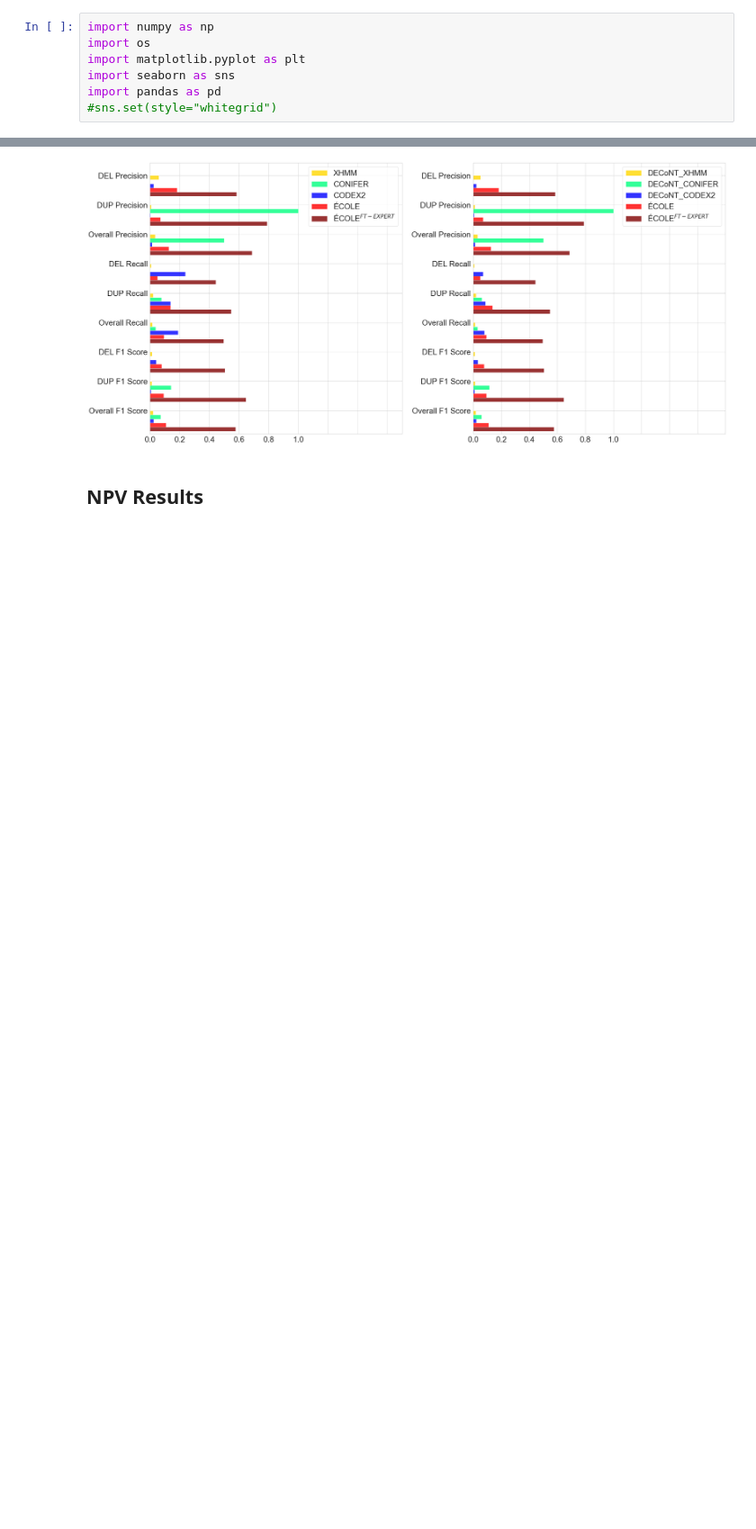
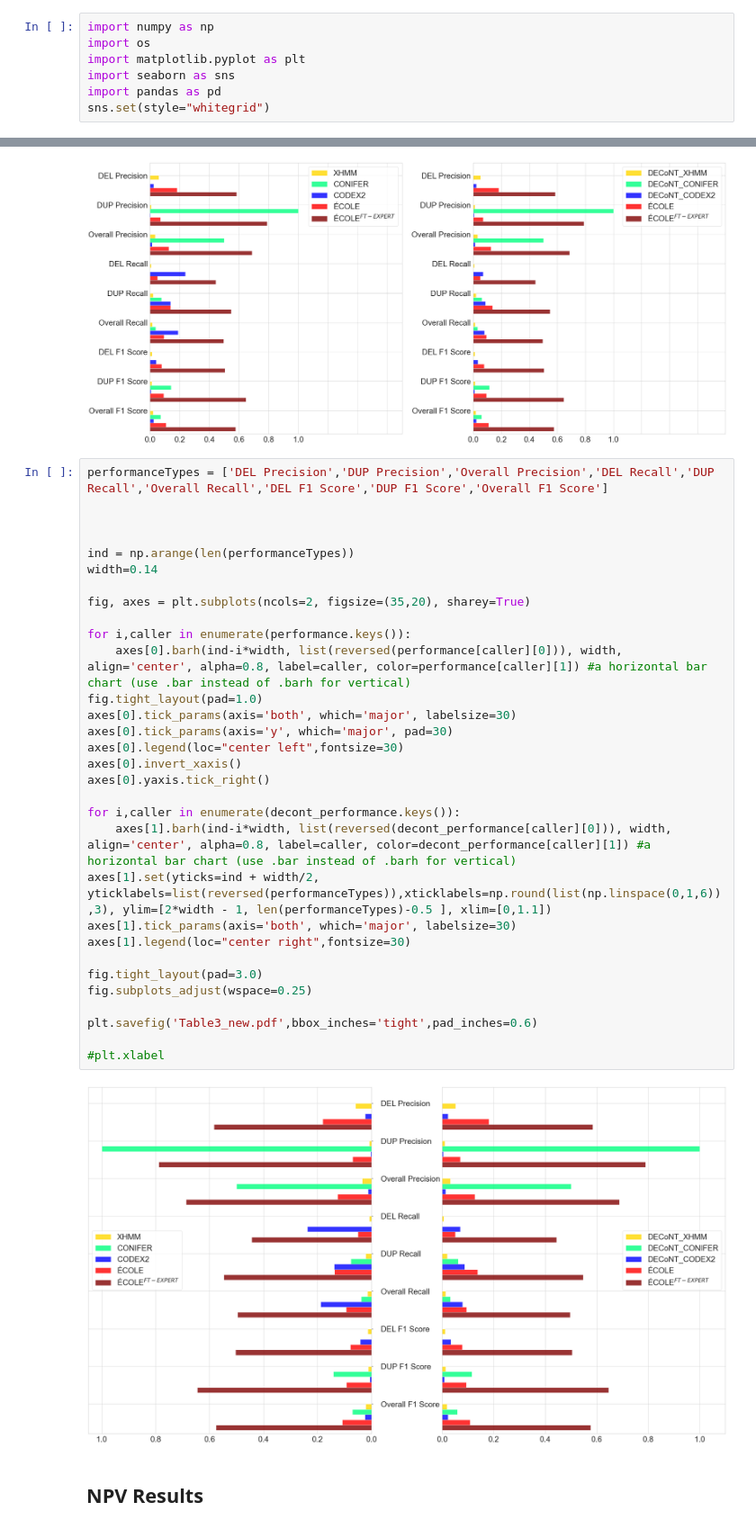
Before and after one commit to alperylmzz/ECOLE-revision, a Jupyter notebook: Figure 3.ipynb, the cells around one changed output, grey strips where cells are left out. Shown at 90% size. Saved outputs shown, nothing was run; the diff lists cells and outputs as text; blank space fills up the shorter version.

```diff
--- a/Figure 3.ipynb
+++ b/Figure 3.ipynb
@@ -6,7 +6,7 @@ import os
 import matplotlib.pyplot as plt
 import seaborn as sns
 import pandas as pd
-#sns.set(style="whitegrid")
+sns.set(style="whitegrid")
 # %% [markdown]
 ## Beautifying Figure 3
 # %%
@@ -147,6 +147,39 @@ plt.savefig('Table3_new.pdf',bbox_inches='tight',pad_inches=0.6)
 #plt.xlabel
 # %% [output]
 [figure]
+# %%
+performanceTypes = ['DEL Precision','DUP Precision','Overall Precision','DEL Recall','DUP Recall','Overall Recall','DEL F1 Score','DUP F1 Score','Overall F1 Score']
+
+
+
+ind = np.arange(len(performanceTypes))
+width=0.14
+
+fig, axes = plt.subplots(ncols=2, figsize=(35,20), sharey=True)
+
+for i,caller in enumerate(performance.keys()):
+    axes[0].barh(ind-i*width, list(reversed(performance[caller][0])), width, align='center', alpha=0.8, label=caller, color=performance[caller][1]) #a horizontal bar chart (use .bar instead of .barh for vertical)
+fig.tight_layout(pad=1.0)
+axes[0].tick_params(axis='both', which='major', labelsize=30)
+axes[0].tick_params(axis='y', which='major', pad=30)
+axes[0].legend(loc="center left",fontsize=30)
+axes[0].invert_xaxis()
+axes[0].yaxis.tick_right()
+
+for i,caller in enumerate(decont_performance.keys()):
+    axes[1].barh(ind-i*width, list(reversed(decont_performance[caller][0])), width, align='center', alpha=0.8, label=caller, color=decont_performance[caller][1]) #a horizontal bar chart (use .bar instead of .barh for vertical)
+axes[1].set(yticks=ind + width/2, yticklabels=list(reversed(performanceTypes)),xticklabels=np.round(list(np.linspace(0,1,6)),3), ylim=[2*width - 1, len(performanceTypes)-0.5 ], xlim=[0,1.1])
+axes[1].tick_params(axis='both', which='major', labelsize=30)
+axes[1].legend(loc="center right",fontsize=30)
+
+fig.tight_layout(pad=3.0)
+fig.subplots_adjust(wspace=0.25)
+
+plt.savefig('Table3_new.pdf',bbox_inches='tight',pad_inches=0.6)
+
+#plt.xlabel
+# %% [output]
+[figure, added]
 # %% [markdown]
 ## NPV Results
 # %%
```
Also changed, not shown: 3 other files.
